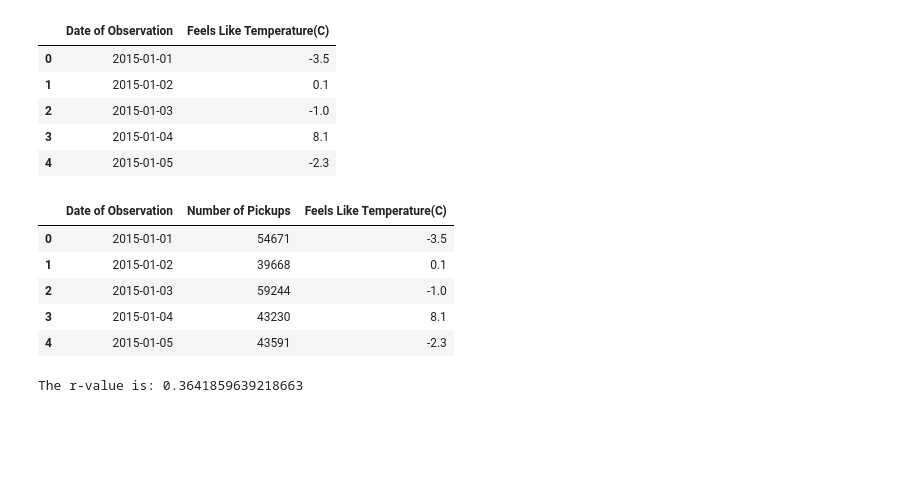
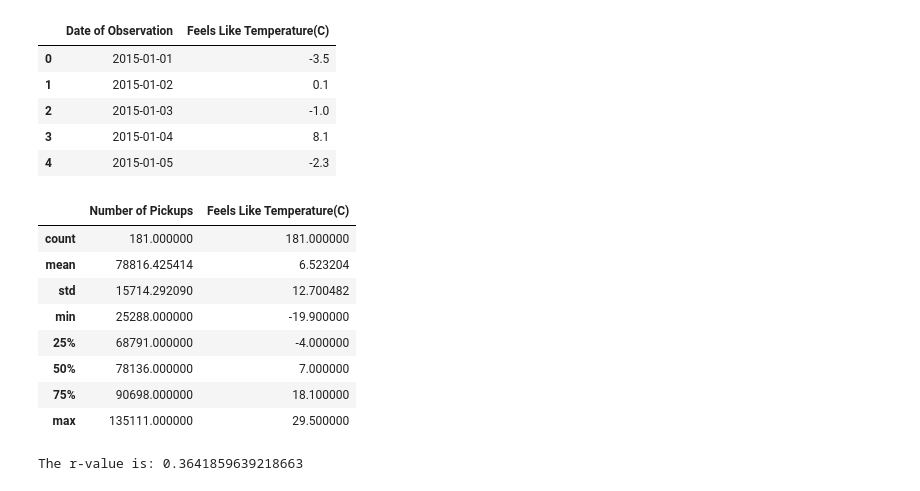
Before and after one commit to caleb-g23/Uber_Pickups_Project, a Jupyter notebook: Main/wind_speed_data.ipynb, the cells around one changed output. Cells and saved outputs as stored; diff of their text form; code cells hidden in the pictures; blank space fills up the shorter version.

```diff
--- a/Main/wind_speed_data.ipynb
+++ b/Main/wind_speed_data.ipynb
@@ -69,14 +69,18 @@ weather_df.head()
 # %%
 #Merging weather_df from API and pickup_df from our Dataset to see the number of rides per day vs the feels like temp
 nyc_merge_df= pd.merge(pickup_df, weather_df, on='Date of Observation', how='inner')
 nyc_merge_df.head()
+nyc_merge_df.describe()
 # %% [output]
-|  | Date of Observation | Number of Pickups | Feels Like Temperature(C) |
-| 0 | 2015-01-01 | 54671 | -3.5 |
-| 1 | 2015-01-02 | 39668 | 0.1 |
-| 2 | 2015-01-03 | 59244 | -1.0 |
-| 3 | 2015-01-04 | 43230 | 8.1 |
-| 4 | 2015-01-05 | 43591 | -2.3 |
+|  | Number of Pickups | Feels Like Temperature(C) |
+| count | 181.000000 | 181.000000 |
+| mean | 78816.425414 | 6.523204 |
+| std | 15714.292090 | 12.700482 |
+| min | 25288.000000 | -19.900000 |
+| 25% | 68791.000000 | -4.000000 |
+| 50% | 78136.000000 | 7.000000 |
+| 75% | 90698.000000 | 18.100000 |
+| max | 135111.000000 | 29.500000 |
 # %%
 #Create plot showing relationship between number of pickups and feels like temp
 x_values= nyc_merge_df["Feels Like Temperature(C)"]
```
Also changed, not shown: parts of 3 cells of this notebook.
